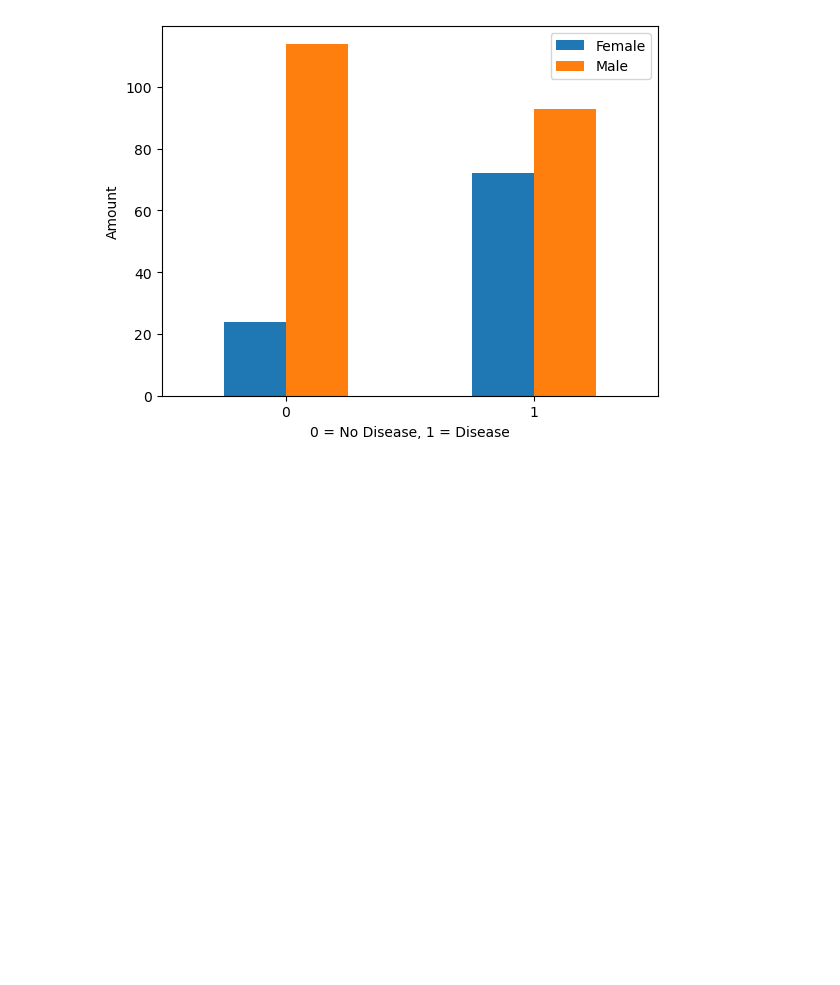
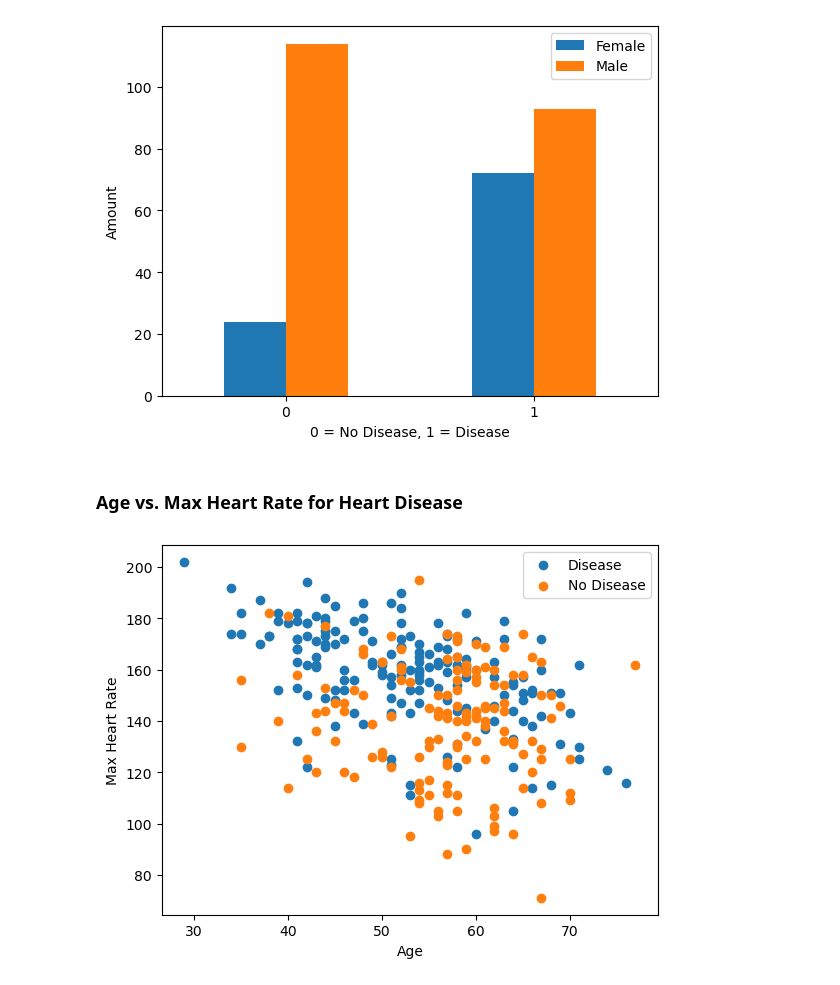
Before and after one commit to KalanaTharusha/heart-disease-project, a Jupyter notebook: end-to-end-heart-disease-classification.ipynb, the cells around one changed output. Cells and saved outputs as stored; diff of their text form; code cells hidden in the pictures; blank space fills up the shorter version.

```diff
--- a/end-to-end-heart-disease-classification.ipynb
+++ b/end-to-end-heart-disease-classification.ipynb
@@ -156,3 +167,15 @@ plt.legend(["Female", "Male"]);
 plt.xticks(rotation=0);
 # %% [output]
 [figure]
+# %% [markdown]
+### Age vs. Max Heart Rate for Heart Disease
+# %%
+plt.figure()
+plt.scatter(df.age[df.target==1], df.thalach[df.target==1]);
+plt.scatter(df.age[df.target==0], df.thalach[df.target==0]);
+
+plt.xlabel("Age");
+plt.ylabel("Max Heart Rate");
+plt.legend(["Disease", "No Disease"]);
+# %% [output]
+[figure, added]
```
Also changed, not shown: parts of 57 cells of this notebook.
